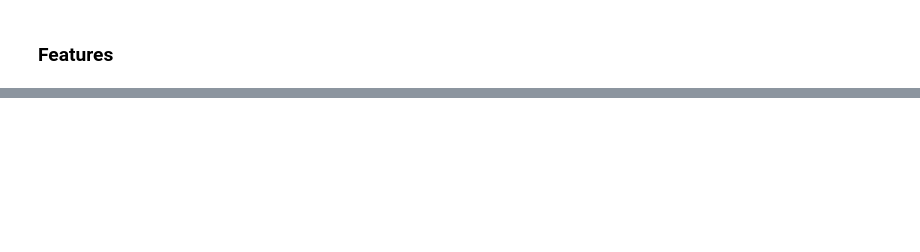
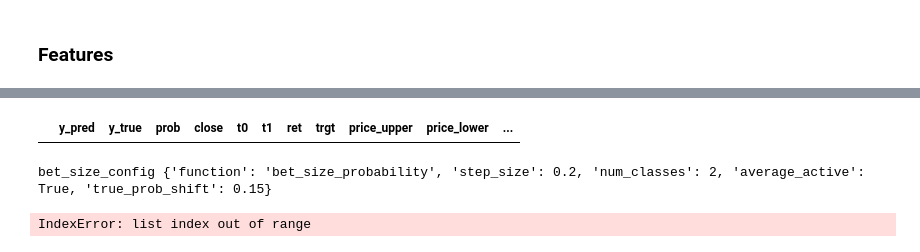
Before and after one commit to alvinonmars/research, a Jupyter notebook: Chapter4/Chapter4_Exercises2-3.ipynb, the cells around one changed output, grey strips where cells are left out. Saved outputs shown, nothing was run; the diff lists cells and outputs as text; code cells hidden in the pictures; blank space fills up the shorter version.

```diff
--- a/Chapter4/Chapter4_Exercises2-3.ipynb
+++ b/Chapter4/Chapter4_Exercises2-3.ipynb
@@ -527,0 +801,11 @@ plt.show()
+# %%
+X = X_raw.copy()
+y = y_raw.copy()
+# %%
+X['date_time'] = X.index
+X.head()
+# %%
+X['group'] = X.index.strftime('%Y%m%d').astype(int)
+# #group by year_month
+X.index =X['group']
+X.head()
@@ -527,0 +1029,30 @@ plt.show()
+# %%
+
+def merge_metrics(metrics_list,price:pd.Series,labels:pd.DataFrame):
+    df = pd.DataFrame()
+    for i,metrics in enumerate(metrics_list):
+        df = pd.concat([df,metrics],axis=0)
+    df = pd.concat([df,price,labels],axis=1, join='inner')
+    df.dropna(inplace=True)
+    return df
+
+
+metrics_df = merge_metrics([pred_metrics],data['close'],labels)
+# %%
+metrics_df
+# %% [output]
+|  | y_pred | y_true | prob | close | t0 | t1 | ret | trgt | price_upper | price_lower | ... |
+# %%
+
+metrics_df = cal_strategy_ret(metrics_df,bet_size_config={
+                'function': 'bet_size_probability',
+                'step_size': 0.2,
+                'num_classes': 2,
+                'average_active': True,
+                'true_prob_shift':0.15
+              })
+
+metrics_df.head()
+# %% [output]
+bet_size_config {'function': 'bet_size_probability', 'step_size': 0.2, 'num_classes': 2, 'average_active': True, 'true_prob_shift': 0.15}
+IndexError: list index out of range
```
Also changed, not shown: parts of 102 cells of this notebook.
